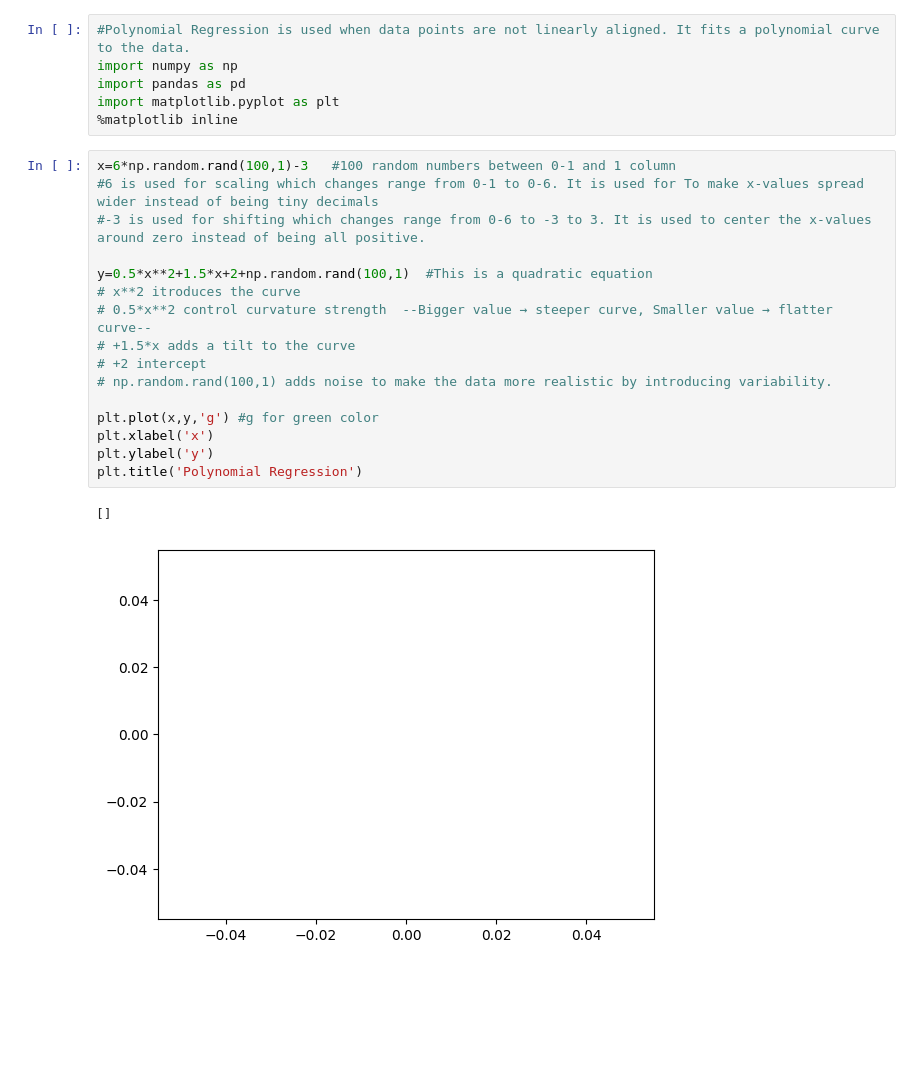
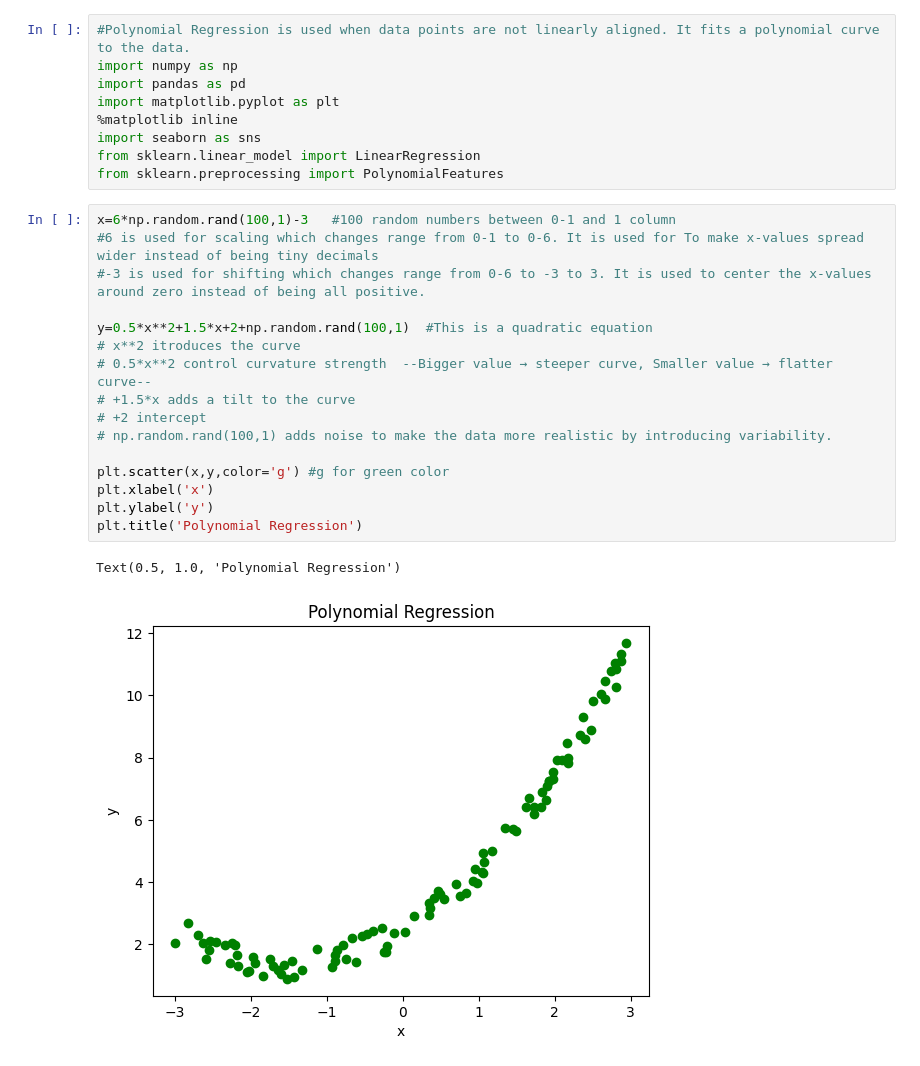
Before and after one commit to PranitaBhatt/AI_Learning, a Jupyter notebook: Week2/Day1/polynomial_linear_regression.ipynb, the cells around one changed output. Saved outputs shown, nothing was run; the diff lists cells and outputs as text; blank space fills up the shorter version.

Commit message:
Saved Changes in Polynomial Linear Regression

```diff
--- a/Week2/Day1/polynomial_linear_regression.ipynb
+++ b/Week2/Day1/polynomial_linear_regression.ipynb
@@ -4,22 +4,25 @@ import numpy as np
 import pandas as pd
 import matplotlib.pyplot as plt
 %matplotlib inline
+import seaborn as sns
+from sklearn.linear_model import LinearRegression
+from sklearn.preprocessing import PolynomialFeatures
 # %%
 x=6*np.random.rand(100,1)-3   #100 random numbers between 0-1 and 1 column
 #6 is used for scaling which changes range from 0-1 to 0-6. It is used for To make x‑values spread wider instead of being tiny decimals
 #-3 is used for shifting which changes range from 0-6 to -3 to 3. It is used to center the x‑values around zero instead of being all positive.
 
 y=0.5*x**2+1.5*x+2+np.random.rand(100,1)  #This is a quadratic equation
 # x**2 itroduces the curve
 # 0.5*x**2 control curvature strength  --Bigger value → steeper curve, Smaller value → flatter curve--
 # +1.5*x adds a tilt to the curve
 # +2 intercept
 # np.random.rand(100,1) adds noise to make the data more realistic by introducing variability.
 
-plt.plot(x,y,'g') #g for green color
+plt.scatter(x,y,color='g') #g for green color
 plt.xlabel('x')
 plt.ylabel('y')
 plt.title('Polynomial Regression')
 # %% [output]
-[]
+Text(0.5, 1.0, 'Polynomial Regression')
-[figure, old version]
+[figure, new version]
```
Also changed, not shown: parts of 1 cell of this notebook.
